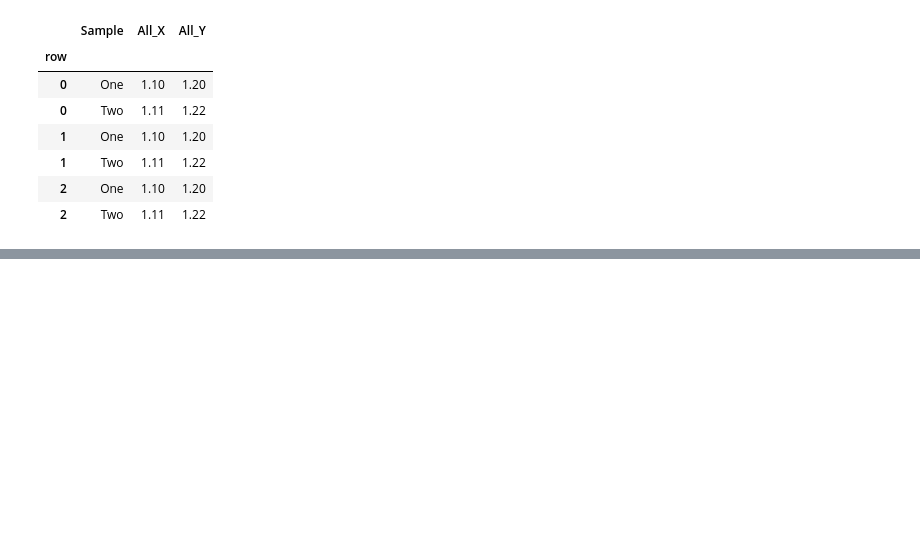
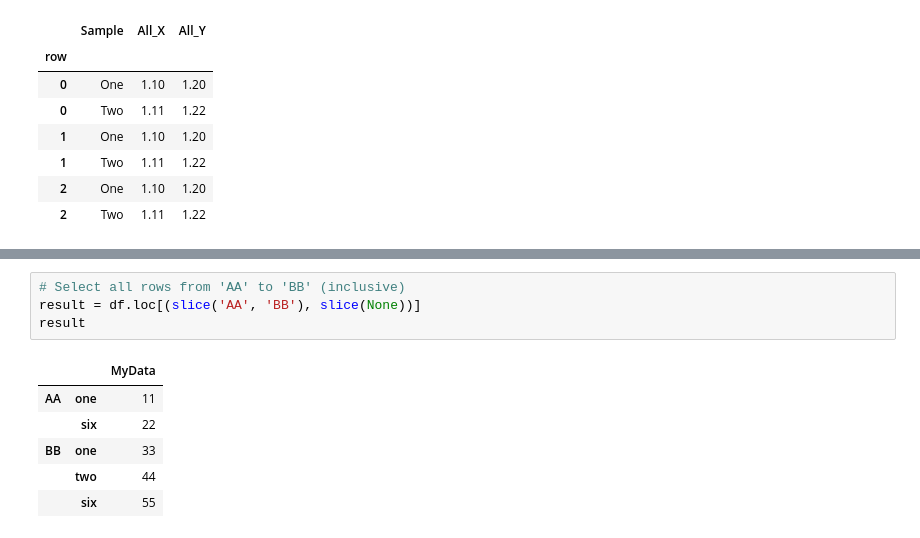
Before and after one commit to ilyak93/self-studying, a Jupyter notebook: DataEngineering/pandas/pandas_cookbook.ipynb, the cells around one changed output, grey strips where cells are left out. Cells and saved outputs as stored; diff of their text form; blank space fills up the shorter version.

```diff
--- a/DataEngineering/pandas/pandas_cookbook.ipynb
+++ b/DataEngineering/pandas/pandas_cookbook.ipynb
@@ -278,0 +446,11 @@ df2
+# %%
+# Select all rows from 'AA' to 'BB' (inclusive)
+result = df.loc[(slice('AA', 'BB'), slice(None))]
+result
+# %% [output]
+|  |  | MyData |
+| AA | one | 11 |
+|  | six | 22 |
+| BB | one | 33 |
+|  | two | 44 |
+|  | six | 55 |
```
Also changed, not shown: parts of 26 cells of this notebook.
